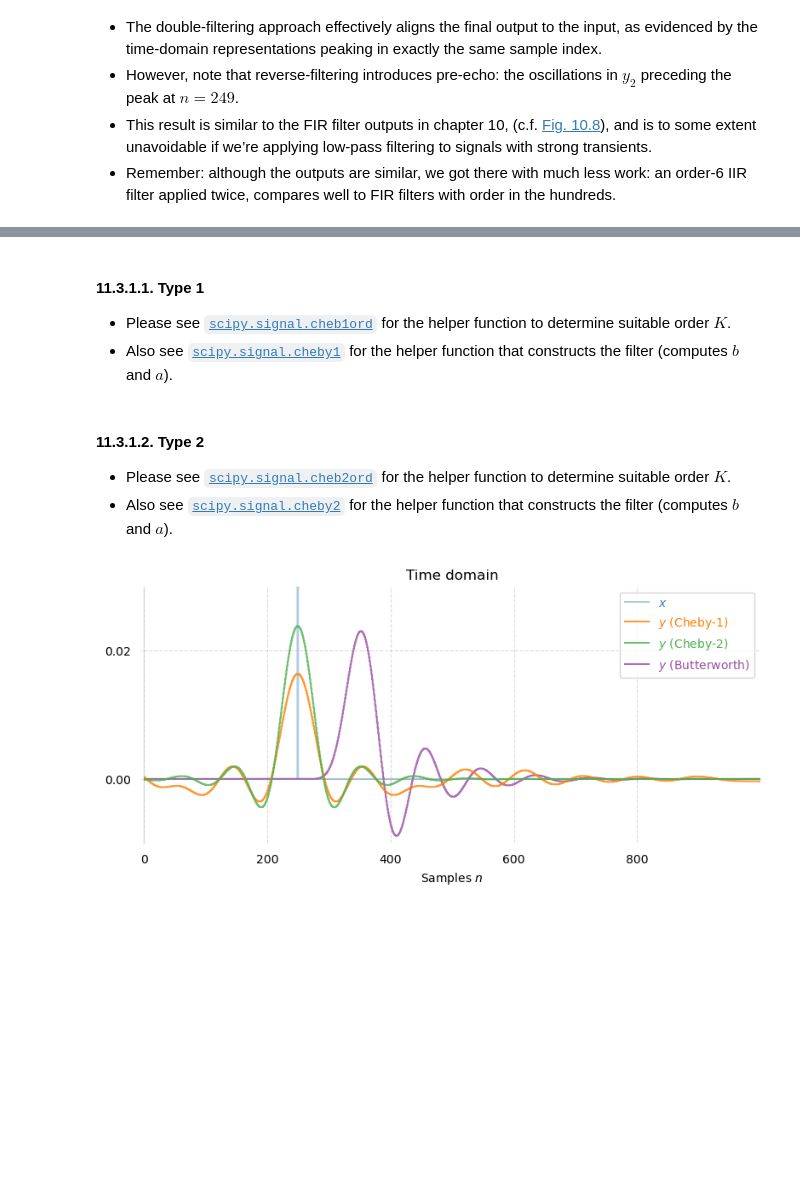
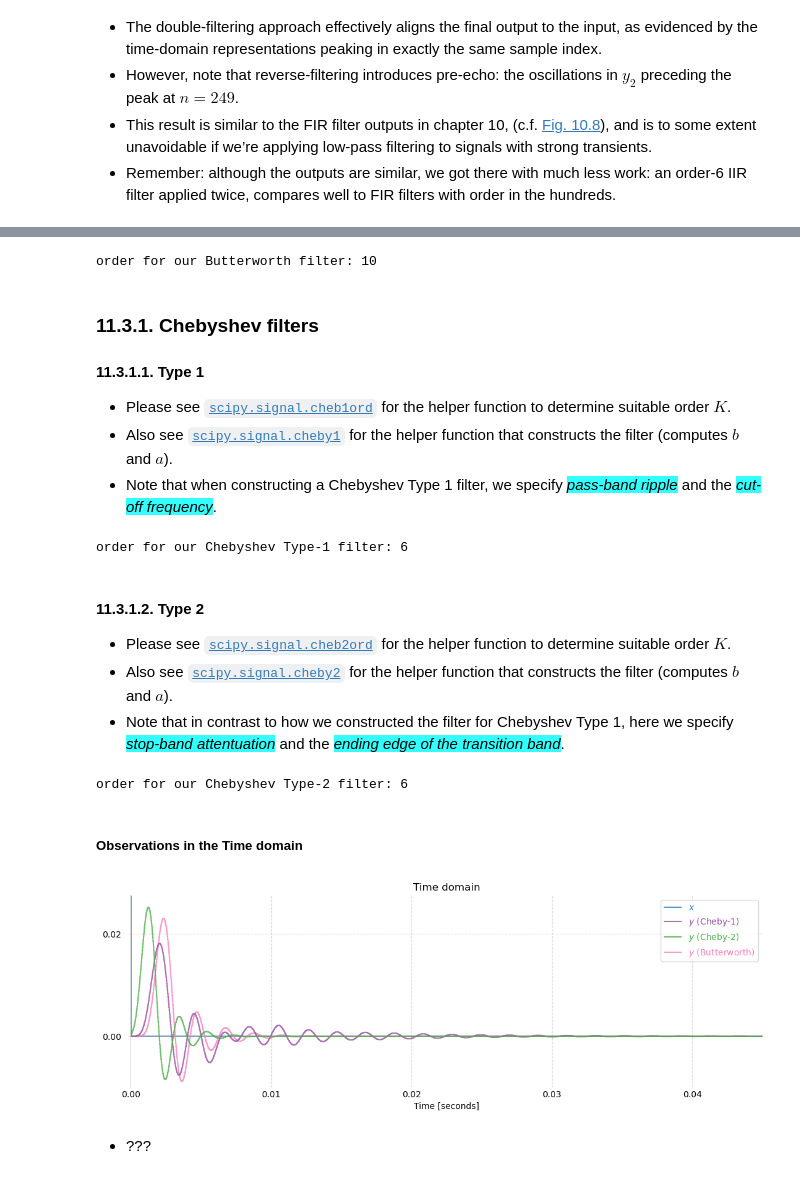
Before and after one commit to buruzaemon/digital-signals-theory, a Jupyter notebook: DST_CH11.ipynb, the cells around one changed output, grey strips where cells are left out. Saved outputs shown, nothing was run; the diff lists cells and outputs as text; code cells hidden in the pictures; blank space fills up the shorter version.

```diff
--- a/DST_CH11.ipynb
+++ b/DST_CH11.ipynb
@@ -452,70 +482,96 @@ plt.show()
+# %%
+# Get the smallest order for the Butterworth filter
+order_butt, _ = sp.signal.buttord(fc, fstop, passband_ripple, stopband_atten, fs=fs)
+print(f"order for our Butterworth filter: {order_butt}")
+
+# Now construct the Butterworth filter
+b_butt, a_butt = sp.signal.butter(order_butt, fc, fs=fs)
+y_butt = sp.signal.lfilter(b_butt, a_butt, x)
+
+# DFT magnitude for Butterworth filter result
+Y_butt = np.fft.rfft(y_butt)
+# %% [output]
+order for our Butterworth filter: 10
 # %% [markdown]
+### 11.3.1. Chebyshev filters
+
 #### 11.3.1.1. Type 1
 
 * Please see [`scipy.signal.cheb1ord`](https://docs.scipy.org/doc/scipy-1.16.0/reference/generated/scipy.signal.cheb1ord.html#cheb1ord) for the helper function to determine suitable order $K$.
 * Also see [`scipy.signal.cheby1`](https://docs.scipy.org/doc/scipy/reference/generated/scipy.signal.cheby1.html#cheby1) for the helper function that constructs the filter (computes $b$ and $a$).
+* Note that when constructing a Chebyshev Type 1 filter, we specify <span style="background-color:#3FF;">_pass-band ripple_</span> and the <span style="background-color:#3FF;">_cut-off frequency_</span>.
 # %%
-# we'll keep using the variables already defined
-
-#ripple = 3  # we'll allow 3 dB ripple in the passband
-#attenuation = 60  # we'll require 60 dB attenuation in the stop band
-
-# Get the order and discard the second output (natural frequency)
-#order, _  = scipy.signal.cheb1ord(fc, fstop, ripple, attenuation, fs=fs)
-order1, _  = sp.signal.cheb1ord(fc, fstop, passband_ripple, stopband_atten, fs=fs)
+# Get the smallest order for the Chebyshev Type-1 filter
+order_cheby1, _ = sp.signal.cheb1ord(fc, fstop, passband_ripple, stopband_atten, fs=fs)
+print(f"order for our Chebyshev Type-1 filter: {order_cheby1}")
 
 # Build the filter, passing in:
-# - max. allowed passband ripple
+# - max. allowed pass-band ripple
 # - the cutoff frequency
-b3, a3 = sp.signal.cheby1(order1, passband_ripple, fc, fs=fs)
+b_cheby1, a_cheby1 = sp.signal.cheby1(order_cheby1, passband_ripple, fc, fs=fs)
 
 # Apply the Type 1 Chebyshev filter
-y3 = sp.signal.filtfilt(b3, a3, x)
+y_cheby1 = sp.signal.lfilter(b_cheby1, a_cheby1, x)
+
+# DFT magnitude, Chebyshev Type-1 result
+Y_cheby1 = np.fft.rfft(y_cheby1)
+# %% [output]
+order for our Chebyshev Type-1 filter: 6
 # %% [markdown]
 #### 11.3.1.2. Type 2
 
 * Please see [`scipy.signal.cheb2ord`](https://docs.scipy.org/doc/scipy/reference/generated/scipy.signal.cheb2ord.html#cheb2ord) for the helper function to determine suitable order $K$.
 * Also see [`scipy.signal.cheby2`](https://docs.scipy.org/doc/scipy/reference/generated/scipy.signal.cheby2.html#cheby2) for the helper function that constructs the filter (computes $b$ and $a$).
+* Note that in contrast to how we constructed the filter for Chebyshev Type 1, here we specify <span style="background-color:#3FF;">_stop-band attentuation_</span> and the <span style="background-color:#3FF;">_ending edge of the transition band_</span>.
 # %%
-# Get the order and discard the second output (natural frequency)
-order2, _  = sp.signal.cheb2ord(fc, fstop, passband_ripple, stopband_atten, fs=fs)
+# Get the smallest order for the Chebyshev Type-2 filter
+order_cheby2, _  = sp.signal.cheb2ord(fc, fstop, passband_ripple, stopband_atten, fs=fs)
+print(f"order for our Chebyshev Type-2 filter: {order_cheby2}")
 
 # Build the filter, passing in:
 # - stop-band attenuation
 # - the end of the transition band region
-b4, a4 = sp.signal.cheby2(order2, stopband_atten, fstop, fs=fs)
+b_cheby2, a_cheby2 = sp.signal.cheby2(order_cheby2, stopband_atten, fstop, fs=fs)
 
-# Apply the Type 1 Chebyshev filter
-y4 = sp.signal.filtfilt(b4, a4, x)
+# Apply the Type 2 Chebyshev filter
+y_cheby2 = sp.signal.lfilter(b_cheby2, a_cheby2, x)
+
+# DFT magnitude, Chebyshev Type-2 result
+Y_cheby2 = np.fft.rfft(y_cheby2)
+# %% [output]
+order for our Chebyshev Type-2 filter: 6
+# %% [markdown]
+##### Observations in the Time domain
 # %%
 # --------------------------------------------------------------------
-# Time domain: compare x, y (Cheby-19, y (Cheyb-2), and y (Butterworth)
+# Time domain: compare x, y (Cheby-1), y (Cheby-2), and y (Butterworth)
 #
-fig, ax = plt.subplots(figsize=(8, 4))
+fig, ax = plt.subplots(figsize=(11, 4))
 
 ax.set(title = 'Time domain')
-ax.set(xlabel='Samples $n$')
+ax.set(xlabel='Time [seconds]')
 ax.grid(linestyle='--', alpha=0.4, color='#A9A9A9')
 # Eliminate upper and right axes
 ax.spines['right'].set_color('none')
 ax.spines['top'].set_color('none')
 ax.spines['left'].set(position='zero', color='#A9A9A9', alpha=0.4)
 ax.spines['bottom'].set(position='zero', color='#A9A9A9', alpha=0.4)
 ax.set_yticks([0., 0.02])
-ax.set_ylim([-0.01, 0.03])
-ax.set_xticks([0, 200, 400, 600, 800])
-ax.set_xlim([-0.01, 1000])
+ax.set_ylim([-0.01, 0.0275])
+ax.set_xlim([-0.00001, 0.045])
 ax.tick_params(axis='y', which=u'both', length=3, pad=8, color='#A9A9A940')
 ax.tick_params(axis='x', which=u'both', length=3, pad=60, color='#A9A9A940')
 
-ax.step(np.arange(len(x)), x, where='post', label='$x$', alpha=0.4, color='#377eb8', zorder=1)
-ax.step(np.arange(len(y)), y3, where='post', label='$y$ (Cheby-1)', alpha=0.8, color='#ff7f00', zorder=3)
-ax.step(np.arange(len(y)), y4, where='post', label='$y$ (Cheby-2)', alpha=0.8, color='#4daf4a', zorder=4)
-ax.step(np.arange(len(y)), y, where='post', label='$y$ (Butterworth)', alpha=0.8, color='#984ea3', zorder=2)
+ax.step(np.arange(N) / fs, x, where='post', label='$x$', alpha=0.8, color='#377eb8', zorder=1)
+ax.step(np.arange(N) / fs, y_cheby1, where='post', label='$y$ (Cheby-1)', alpha=0.8, color='#984ea3', zorder=3)
+ax.step(np.arange(N) / fs, y_cheby2, where='post', label='$y$ (Cheby-2)', alpha=0.8, color='#4daf4a', zorder=4)
+ax.step(np.arange(N) / fs, y_butt, where='post', label='$y$ (Butterworth)', alpha=0.8, color='#f781bf', zorder=2)
 
 fig.tight_layout()
 ax.legend(loc='upper right', labelcolor='linecolor')
 
 plt.show()
 # %% [output]
-[figure, old version]
+[figure, new version]
+# %% [markdown]
+* ???
```
Also changed, not shown: parts of 62 cells of this notebook.
